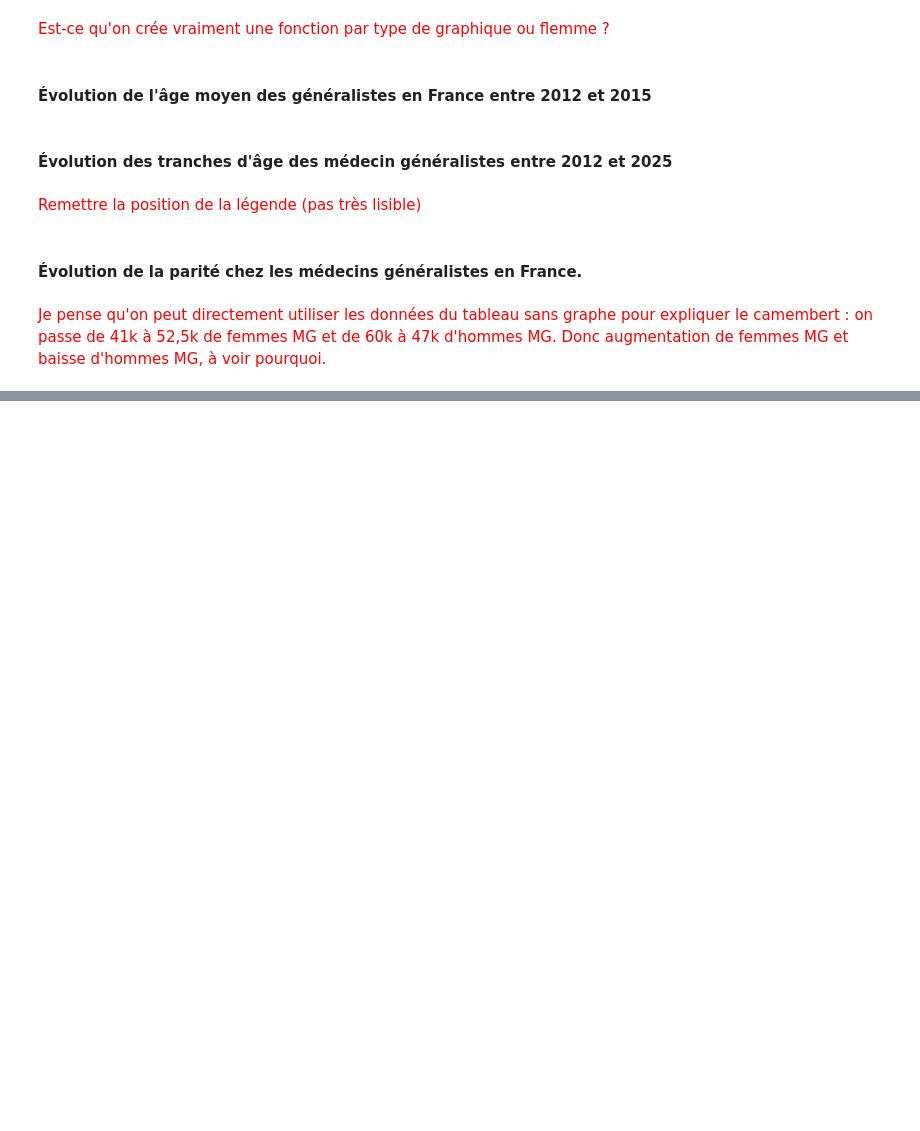
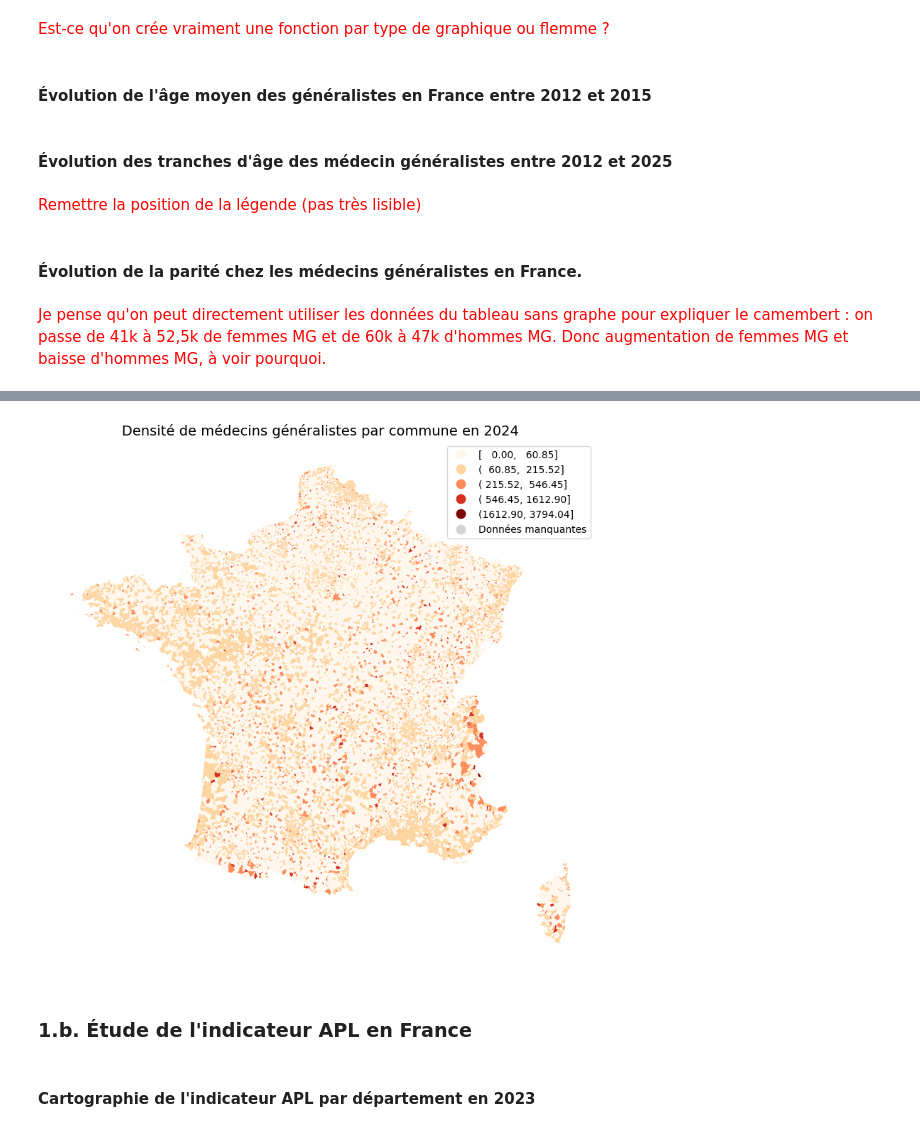
Before and after one commit to dfornier/Python-pour-la-data-science, a Jupyter notebook: Mise au propre.ipynb, the cells around one changed output, grey strips where cells are left out. Cells and saved outputs as stored; diff of their text form; code cells hidden in the pictures; blank space fills up the shorter version.

```diff
--- a/Mise au propre.ipynb
+++ b/Mise au propre.ipynb
@@ -58,0 +170,2 @@ df_MG_age.reset_index(drop = True, inplace = True)
+# %%
+df_pop_communes = pd.read_csv("Bases de données/Indicateurs_communale.csv", sep = ';')
@@ -422,0 +748,42 @@ plt.show()
+# %%
+# On constate que certaines valeurs trop importantes empêchent de voir les disparités de densité
+# au niveau communal. On utilise NaturalBreaks pour identifier des groupes de densités semblables.
+fig, ax = plt.subplots(figsize=(10,10))
+
+# 1. On choisit le nombre de groupes.
+n = 5
+
+# 2. Tracé de la carte.
+communes.plot(
+    ax=ax,
+    column="Densité médecins généralistes 2024",
+    cmap="OrRd",
+    linewidth=0,
+    edgecolor="lightgrey",
+    legend=True,
+    scheme = "NaturalBreaks",
+    k = n,
+)
+
+# 3. Titre.
+ax.axis("off")
+ax.set_title("Densité de médecins généralistes par commune en 2024", fontsize=14)
+
+# 4. Légende.
+# On affiche les intervalles de valeurs correspondant à chaque groupe.
+q = mapclassify.NaturalBreaks(communes['Densité médecins généralistes 2024'].dropna(), k=n)
+mapping = {i: s for i, s in enumerate(q.get_legend_classes())}
+def replace_legend_items(legend, mapping):
+    for txt in legend.texts:
+        for k, v in mapping.items():
+            if txt.get_text() == str(k):
+                txt.set_text(v)
+replace_legend_items(ax.get_legend(), mapping)
+
+plt.show()
+# %% [output]
+[figure, added]
+# %% [markdown]
+### **1.b. Étude de l'indicateur APL en France**
+# %% [markdown]
+#### **Cartographie de l'indicateur APL par département en 2023**
```
Also changed, not shown: parts of 63 cells of this notebook, 1 other file.
